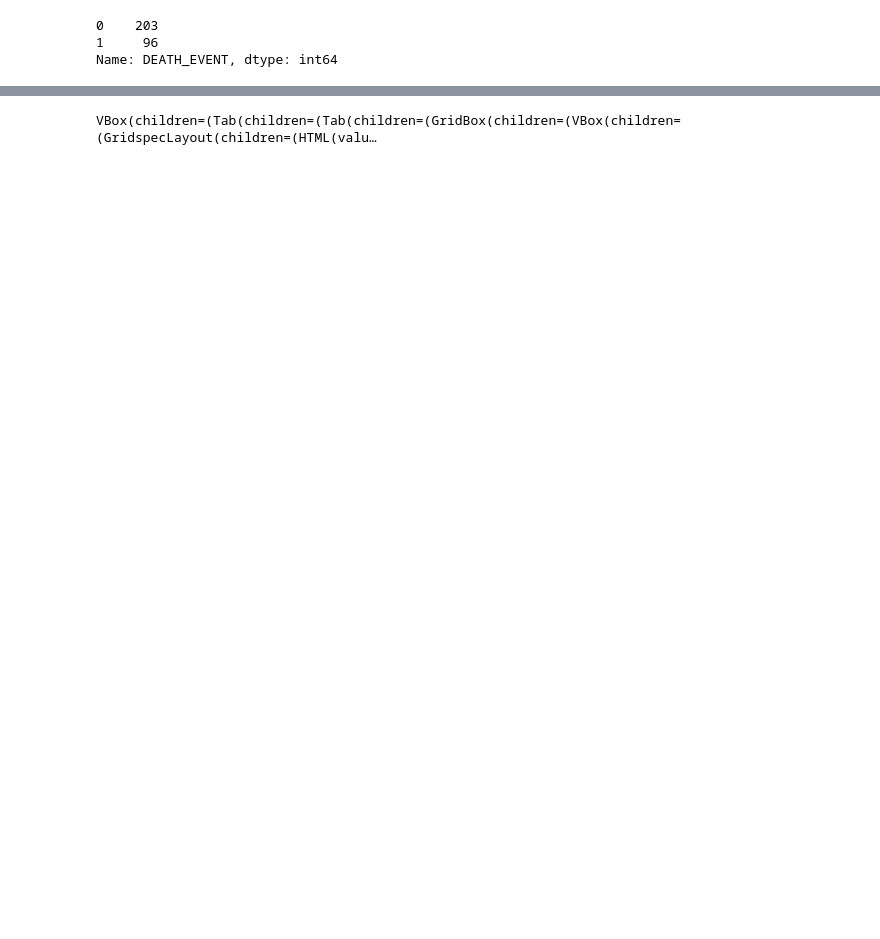
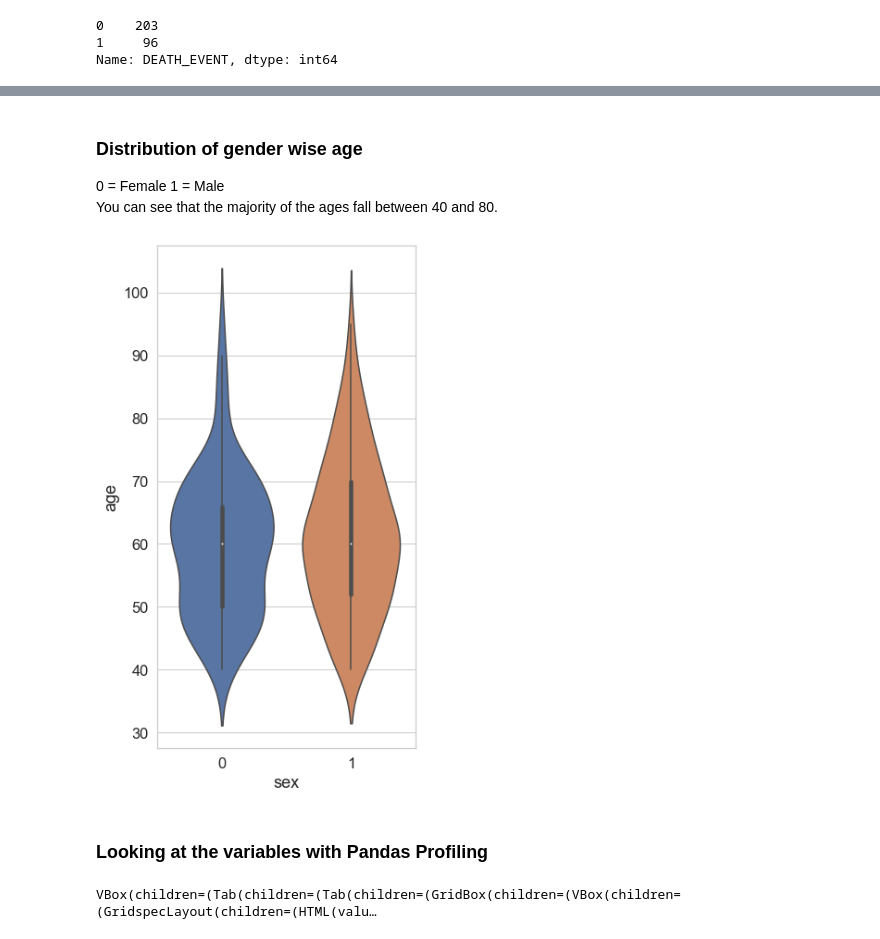
Before and after one commit to jharvey407/CapstoneTwo, a Jupyter notebook: Heart Failure Profiling.ipynb, the cells around one changed output, grey strips where cells are left out. Drawn from its saved outputs; the diff is of its cells as text; code cells hidden in the pictures; blank space fills up the shorter version.

```diff
--- a/Heart Failure Profiling.ipynb
+++ b/Heart Failure Profiling.ipynb
@@ -134,3 +132,14 @@ death_age.hist()
+# %% [markdown]
+### Distribution of gender wise age
+0 = Female 1 = Male
+You can see that the majority of the ages fall between 40 and 80.
+# %%
+plt.figure(figsize=(5,10))
+g = sns.violinplot(x='sex', y='age', data=heart_data)
+# %% [output]
+[figure, added]
+# %% [markdown]
+### Looking at the variables with Pandas Profiling
 # %%
 profile = ProfileReport(heart_data, title="Pandas Profiling Report")
 profile.to_widgets()
```
Also changed, not shown: parts of 47 cells of this notebook.
